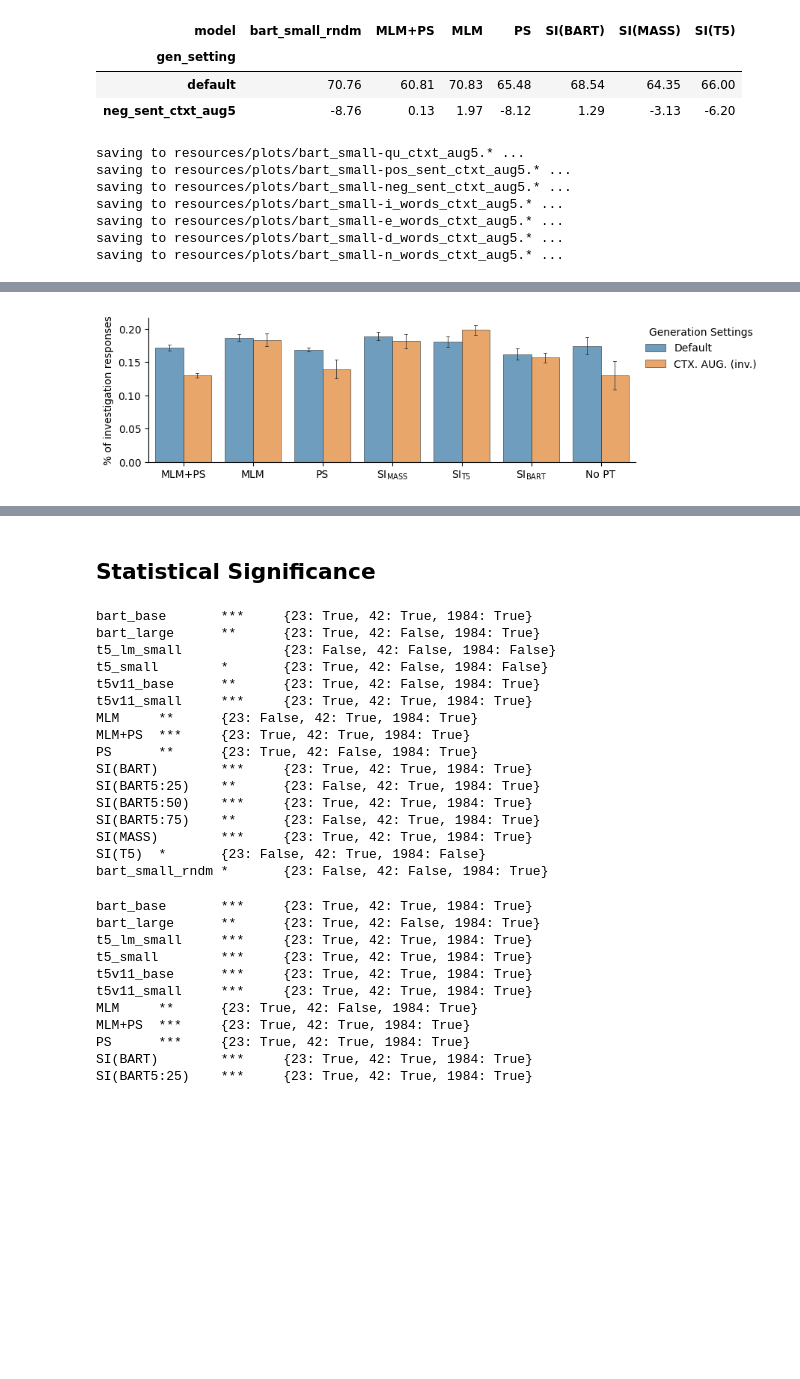
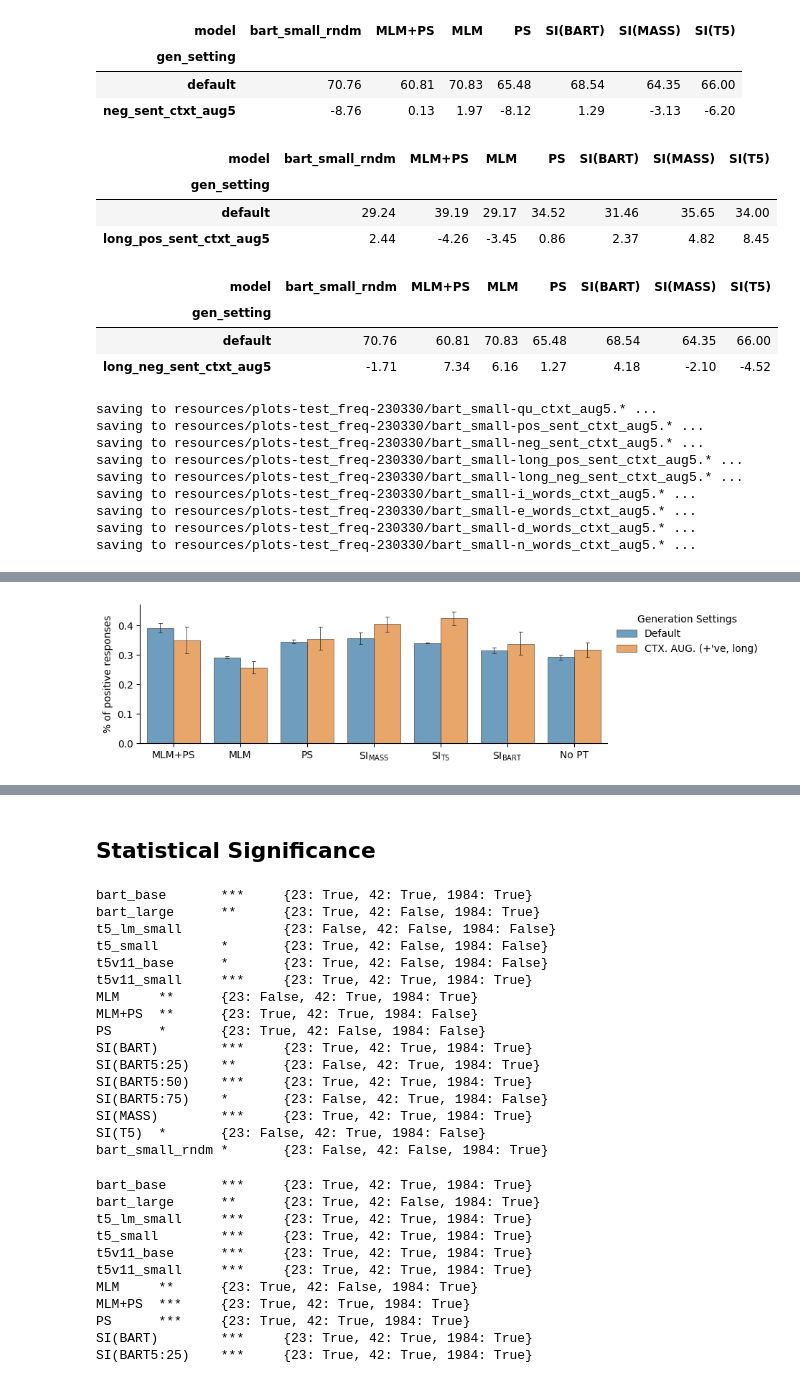
Before and after one commit to ZurichNLP/understanding-ctx-aug, a Jupyter notebook: summarize_results.ipynb, the cells around one changed output, grey strips where cells are left out. Cells and saved outputs as stored; diff of their text form; code cells hidden in the pictures; blank space fills up the shorter version.

```diff
--- a/summarize_results.ipynb
+++ b/summarize_results.ipynb
@@ -24,5 +24,8 @@ pd.set_option('display.max_rows', None) # avoid truncating rows
 # %%
 exp_seeds = [23, 42, 1984]
 resource_path = Path('resources/models')
-plot_path = Path(f'resources/plots')
+test_set = 'topchat_kgd_test_rare'
+date = datetime.today().strftime(r'%y%m%d')
+plot_path = Path(f'resources/plots-{test_set}-{date}')
 plot_path.mkdir(parents=True, exist_ok=True)
+print(plot_path)
@@ -333,7 +327,7 @@ def get_detailed_info_on_complex_dataframe(df):
     print()
     return
 # %%
-public_model_results_df = get_all_results(exp_seeds, results_dir='results/topchat_kgd_test_freq-public_models', build_dataframe=True)
+public_model_results_df = get_all_results(exp_seeds, results_dir=f'results/{test_set}-public_models', build_dataframe=True)
 get_detailed_info_on_complex_dataframe(public_model_results_df)
 public_model_results_df.head(8)
 # %% [output]
@@ -365,7 +359,7 @@ Found 128 results files in corresponding results directory (resources/models/see
 |  |  |  |  |  | 42 | resources/models/seed_23/ft/bart_... | NaN | 120 | ... |
 |  |  |  |  |  | 284 | resources/models/seed_23/ft/bart_... | NaN | 120 | ... |
 # %%
-small_model_results_df = get_all_results(exp_seeds, results_dir='results/topchat_kgd_test_freq-bart_small', build_dataframe=True)
+small_model_results_df = get_all_results(exp_seeds, results_dir=f'results/{test_set}-bart_small', build_dataframe=True)
 get_detailed_info_on_complex_dataframe(small_model_results_df)
 small_model_results_df.head(8)
 # %% [output]
@@ -846,6 +873,20 @@ ndf
 | gen_setting |  |  |  |  |  |  |  |
 | default | 70.76 | 60.81 | 70.83 | 65.48 | 68.54 | 64.35 | 66.00 |
 | neg_sent_ctxt_aug5 | -8.76 | 0.13 | 1.97 | -8.12 | 1.29 | -3.13 | -6.20 |
+# %%
+lpdf
+# %% [output]
+| model | bart_small_rndm | MLM+PS | MLM | PS | SI(BART) | SI(MASS) | SI(T5) |
+| gen_setting |  |  |  |  |  |  |  |
+| default | 29.24 | 39.19 | 29.17 | 34.52 | 31.46 | 35.65 | 34.00 |
+| long_pos_sent_ctxt_aug5 | 2.44 | -4.26 | -3.45 | 0.86 | 2.37 | 4.82 | 8.45 |
+# %%
+lndf
+# %% [output]
+| model | bart_small_rndm | MLM+PS | MLM | PS | SI(BART) | SI(MASS) | SI(T5) |
+| gen_setting |  |  |  |  |  |  |  |
+| default | 70.76 | 60.81 | 70.83 | 65.48 | 68.54 | 64.35 | 66.00 |
+| long_neg_sent_ctxt_aug5 | -1.71 | 7.34 | 6.16 | 1.27 | 4.18 | -2.10 | -4.52 |
 # %%
 # plot_and_tabulate(
 #     df,
@@ -949,7 +990,7 @@ contrastive_gen_settings_barplot(
     ['MLM+PS', 'MLM', 'PS', 'SI(MASS)', 'SI(T5)', 'SI(BART)', 'bart_small_rndm'],
     ['default', 'qu_ctxt_aug5'], tgt_metric="qc_turn_level",
     legend_outside=True,
-    save_as="resources/plots/bart_small-qu_ctxt_aug5",
+    save_as=str(plot_path / "bart_small-qu_ctxt_aug5"),
 )
 
 contrastive_gen_settings_barplot(
@@ -957,7 +998,7 @@ contrastive_gen_settings_barplot(
     ['MLM+PS', 'MLM', 'PS', 'SI(MASS)', 'SI(T5)', 'SI(BART)', 'bart_small_rndm'],
     ['default', 'pos_sent_ctxt_aug5'], tgt_metric="pos_sents",
     legend_outside=True,
-    save_as="resources/plots/bart_small-pos_sent_ctxt_aug5",
+    save_as=str(plot_path / "bart_small-pos_sent_ctxt_aug5"),
 )
 
 contrastive_gen_settings_barplot(
@@ -965,49 +1006,67 @@ contrastive_gen_settings_barplot(
     ['MLM+PS', 'MLM', 'PS', 'SI(MASS)', 'SI(T5)', 'SI(BART)', 'bart_small_rndm'],
     ['default', 'neg_sent_ctxt_aug5'], tgt_metric="neg_sents",
     legend_outside=True,
-    save_as="resources/plots/bart_small-neg_sent_ctxt_aug5",
+    save_as=str(plot_path / "bart_small-neg_sent_ctxt_aug5"),
+)
+
+contrastive_gen_settings_barplot(
+    df,
+    ['MLM+PS', 'MLM', 'PS', 'SI(MASS)', 'SI(T5)', 'SI(BART)', 'bart_small_rndm'],
+    ['default', 'long_pos_sent_ctxt_aug5'], tgt_metric="pos_sents",
+    legend_outside=True,
+    save_as=str(plot_path / "bart_small-long_pos_sent_ctxt_aug5"),
+)
+
+contrastive_gen_settings_barplot(
+    df,
+    ['MLM+PS', 'MLM', 'PS', 'SI(MASS)', 'SI(T5)', 'SI(BART)', 'bart_small_rndm'],
+    ['default', 'long_neg_sent_ctxt_aug5'], tgt_metric="neg_sents",
+    legend_outside=True,
+    save_as=str(plot_path / "bart_small-long_neg_sent_ctxt_aug5"),
 )
 
 contrastive_gen_settings_barplot(
     df,
     ['MLM+PS', 'MLM', 'PS', 'SI(MASS)', 'SI(T5)', 'SI(BART)', 'bart_small_rndm'],
     ['default', 'i_words_ctxt_aug5'], tgt_metric="I_sents",
     legend_outside=True,
-    save_as="resources/plots/bart_small-i_words_ctxt_aug5",
+    save_as=str(plot_path / "bart_small-i_words_ctxt_aug5"),
 )
 
 contrastive_gen_settings_barplot(
     df,
     ['MLM+PS', 'MLM', 'PS', 'SI(MASS)', 'SI(T5)', 'SI(BART)', 'bart_small_rndm'],
     ['default', 'e_words_ctxt_aug5'], tgt_metric="E_sents",
     legend_outside=True,
-    save_as="resources/plots/bart_small-e_words_ctxt_aug5",
+    save_as=str(plot_path / "bart_small-e_words_ctxt_aug5"),
 )
 
 contrastive_gen_settings_barplot(
     df,
     ['MLM+PS', 'MLM', 'PS', 'SI(MASS)', 'SI(T5)', 'SI(BART)', 'bart_small_rndm'],
     ['default', 'd_words_ctxt_aug5'], tgt_metric="D_sents",
     legend_outside=True,
-    save_as="resources/plots/bart_small-d_words_ctxt_aug5",
+    save_as=str(plot_path / "bart_small-d_words_ctxt_aug5"),
 )
 
 contrastive_gen_settings_barplot(
     df,
     ['MLM+PS', 'MLM', 'PS', 'SI(MASS)', 'SI(T5)', 'SI(BART)', 'bart_small_rndm'],
     ['default', 'n_words_ctxt_aug5'], tgt_metric="N_sents",
     legend_outside=True,
-    save_as="resources/plots/bart_small-n_words_ctxt_aug5",
+    save_as=str(plot_path / "bart_small-n_words_ctxt_aug5"),
 )
 # %% [output]
-saving to resources/plots/bart_small-qu_ctxt_aug5.* ...
-saving to resources/plots/bart_small-pos_sent_ctxt_aug5.* ...
-saving to resources/plots/bart_small-neg_sent_ctxt_aug5.* ...
-saving to resources/plots/bart_small-i_words_ctxt_aug5.* ...
-saving to resources/plots/bart_small-e_words_ctxt_aug5.* ...
-saving to resources/plots/bart_small-d_words_ctxt_aug5.* ...
-saving to resources/plots/bart_small-n_words_ctxt_aug5.* ...
+saving to resources/plots-test_freq-230330/bart_small-qu_ctxt_aug5.* ...
+saving to resources/plots-test_freq-230330/bart_small-pos_sent_ctxt_aug5.* ...
+saving to resources/plots-test_freq-230330/bart_small-neg_sent_ctxt_aug5.* ...
+saving to resources/plots-test_freq-230330/bart_small-long_pos_sent_ctxt_aug5.* ...
+saving to resources/plots-test_freq-230330/bart_small-long_neg_sent_ctxt_aug5.* ...
+saving to resources/plots-test_freq-230330/bart_small-i_words_ctxt_aug5.* ...
+saving to resources/plots-test_freq-230330/bart_small-e_words_ctxt_aug5.* ...
+saving to resources/plots-test_freq-230330/bart_small-d_words_ctxt_aug5.* ...
+saving to resources/plots-test_freq-230330/bart_small-n_words_ctxt_aug5.* ...
 [figure]
 [figure]
 [figure]
-[figure, old version]
+[figure, new version]
@@ -1086,15 +1147,15 @@ bart_base       ***     {23: True, 42: True, 1984: True}
 bart_large      **      {23: True, 42: False, 1984: True}
 t5_lm_small             {23: False, 42: False, 1984: False}
 t5_small        *       {23: True, 42: False, 1984: False}
-t5v11_base      **      {23: True, 42: False, 1984: True}
+t5v11_base      *       {23: True, 42: False, 1984: False}
 t5v11_small     ***     {23: True, 42: True, 1984: True}
 MLM     **      {23: False, 42: True, 1984: True}
-MLM+PS  ***     {23: True, 42: True, 1984: True}
-PS      **      {23: True, 42: False, 1984: True}
+MLM+PS  **      {23: True, 42: True, 1984: False}
+PS      *       {23: True, 42: False, 1984: False}
 SI(BART)        ***     {23: True, 42: True, 1984: True}
 SI(BART5:25)    **      {23: False, 42: True, 1984: True}
 SI(BART5:50)    ***     {23: True, 42: True, 1984: True}
-SI(BART5:75)    **      {23: False, 42: True, 1984: True}
+SI(BART5:75)    *       {23: False, 42: True, 1984: False}
 SI(MASS)        ***     {23: True, 42: True, 1984: True}
 SI(T5)  *       {23: False, 42: True, 1984: False}
 bart_small_rndm *       {23: False, 42: False, 1984: True}
```
Also changed, not shown: parts of 28 cells of this notebook, 33 other files.
